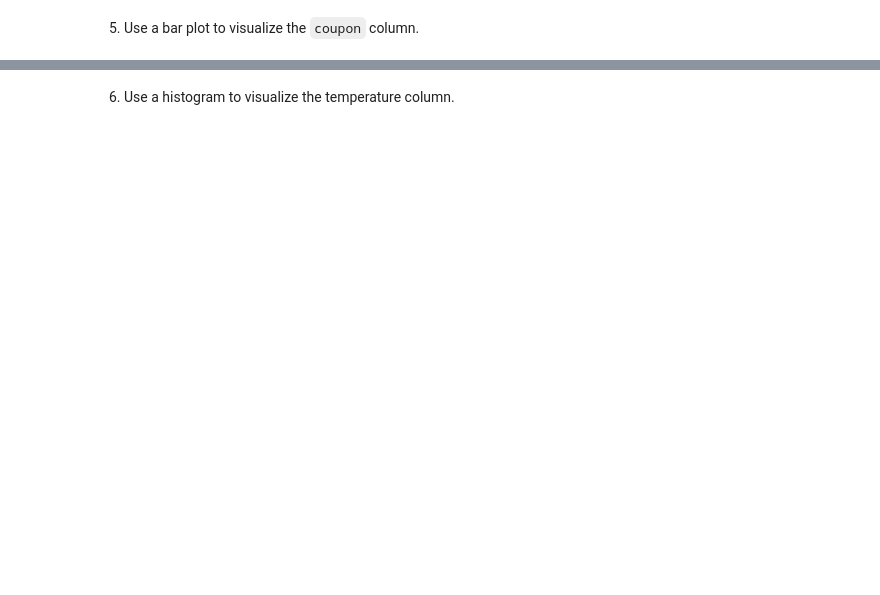
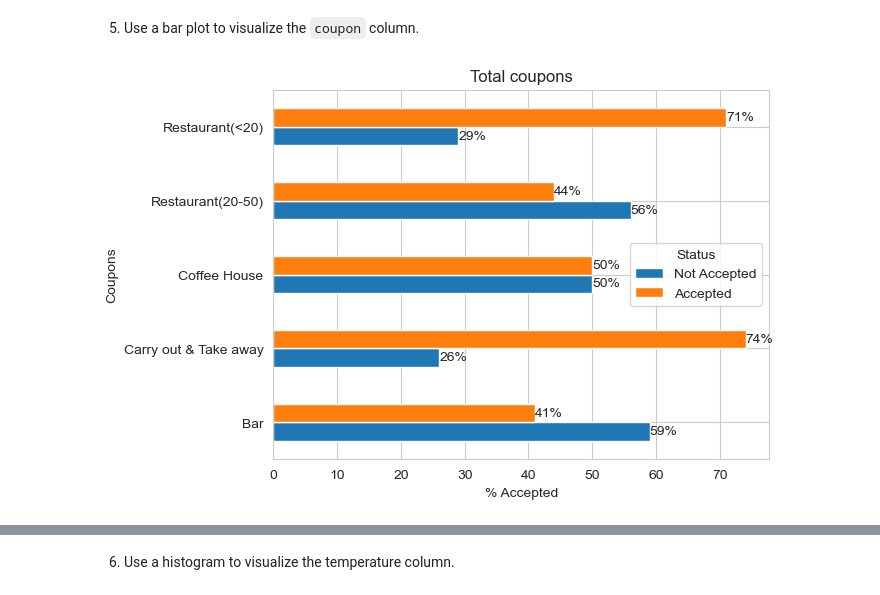
Before and after one commit to OmarTrejo/coupons-data-analysis, a Jupyter notebook: main.ipynb, the cells around one changed output, grey strips where cells are left out. Cells and saved outputs as stored; diff of their text form; code cells hidden in the pictures; blank space fills up the shorter version.

Commit message:
Se actualiza el proyecto con toda la información necesaria

```diff
--- a/main.ipynb
+++ b/main.ipynb
@@ -89,2 +151,16 @@ data.head()
 # %% [markdown]
 5. Use a bar plot to visualize the `coupon` column.
+# %%
+coupons_bar = (data.groupby('coupon')['Y'].value_counts(normalize=True) * 100).round().unstack().plot(kind='barh', stacked=False)
+plt.title('Total coupons')
+plt.ylabel('Coupons')
+plt.xlabel('% Accepted')
+# Actualizar la leyenda con nombres personalizados para los valores de Y
+coupons_bar.legend(['Not Accepted', 'Accepted'], title='Status')
+
+# Agregar etiquetas con los valores de porcentaje
+for bars in coupons_bar.containers:
+    coupons_bar.bar_label(bars, fmt='%.0f%%', label_type='edge')
+plt.show()
+# %% [output]
+[figure, added]
```
Also changed, not shown: parts of 53 cells of this notebook, 1 other file.
